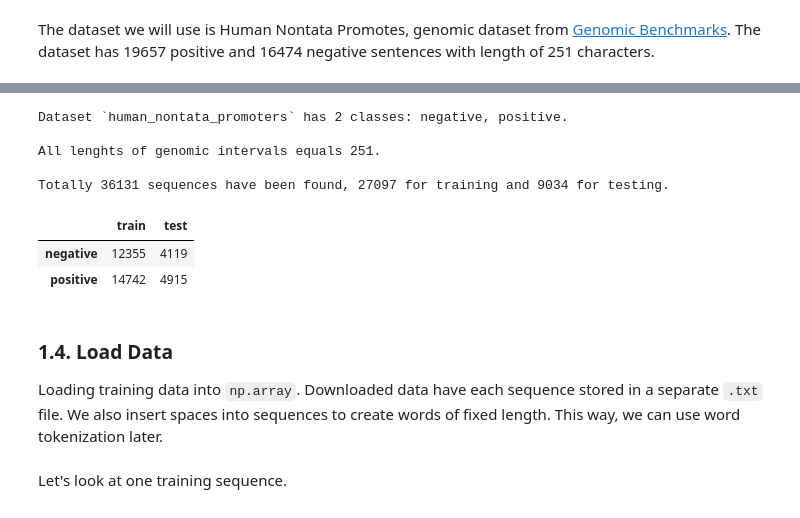
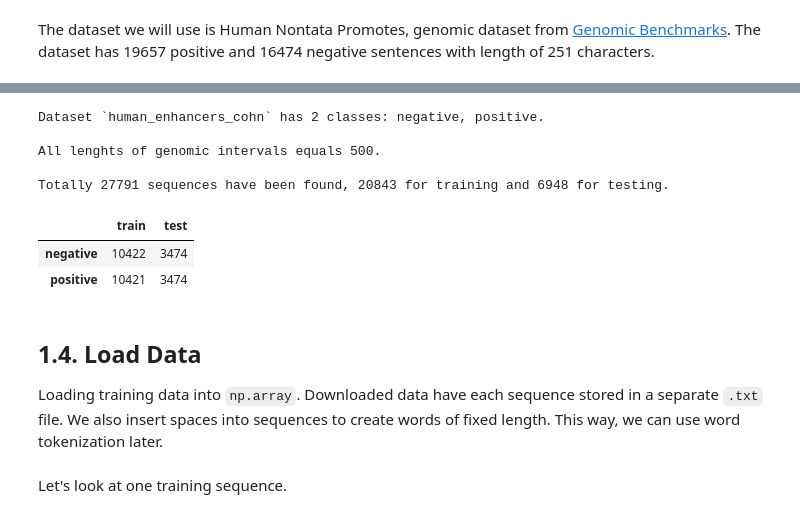
Before and after one commit to katarinagresova/GLP, a Jupyter notebook: experiments/CNN_for_DNA_Classification_with_PyTorch.ipynb, the cells around one changed output, grey strips where cells are left out. Saved outputs shown, nothing was run; the diff lists cells and outputs as text; code cells hidden in the pictures.

```diff
--- a/experiments/CNN_for_DNA_Classification_with_PyTorch.ipynb
+++ b/experiments/CNN_for_DNA_Classification_with_PyTorch.ipynb
@@ -109,17 +120,16 @@ PosixPath('/home/katarina/.genomic_benchmarks/demo_mouse_enhancers')
-# %%
-from genomic_benchmarks.data_check import info
-info("demo_mouse_enhancers", version=0)
-# %% [output]
-Dataset `human_nontata_promoters` has 2 classes: negative, positive.
-
-All lenghts of genomic intervals equals 251.
-
-Totally 36131 sequences have been found, 27097 for training and 9034 for testing.
-|  | train | test |
-| negative | 12355 | 4119 |
-| positive | 14742 | 4915 |
+# %%
+info("human_enhancers_cohn", version=0)
+# %% [output]
+Dataset `human_enhancers_cohn` has 2 classes: negative, positive.
+
+All lenghts of genomic intervals equals 500.
+
+Totally 27791 sequences have been found, 20843 for training and 6948 for testing.
+|  | train | test |
+| negative | 10422 | 3474 |
+| positive | 10421 | 3474 |
 # %% [markdown]
-### 1.4. Load Data
+## 1.4. Load Data
 
 Loading training data into `np.array`. Downloaded data have each sequence stored in a separate `.txt` file. We also insert spaces into sequences to create words of fixed length. This way, we can use word tokenization later.
 # %%
```
Also changed, not shown: parts of 60 cells of this notebook.
